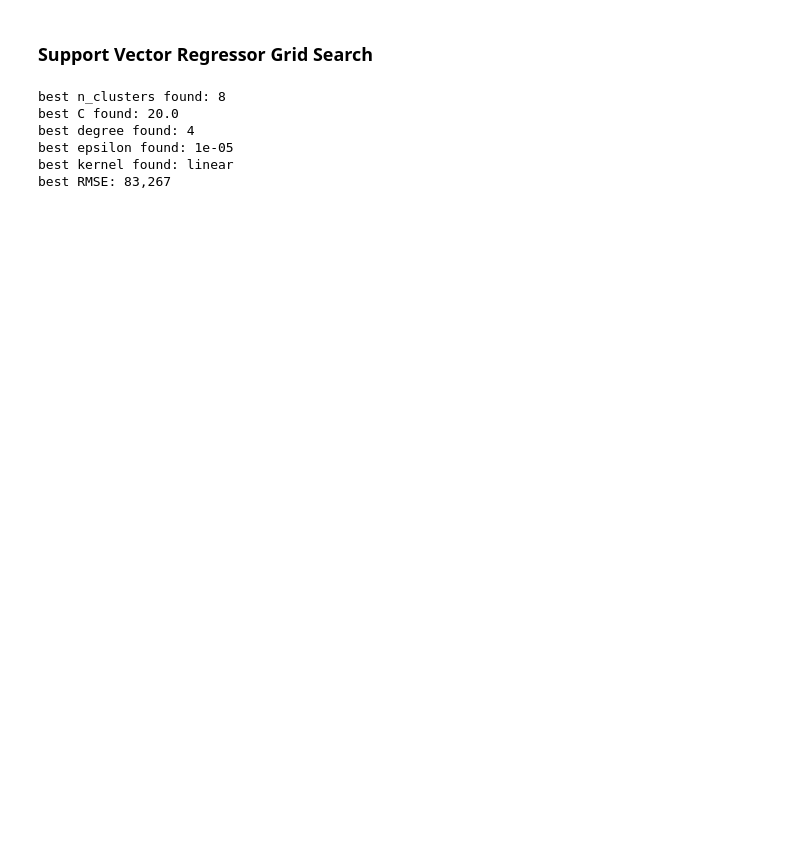
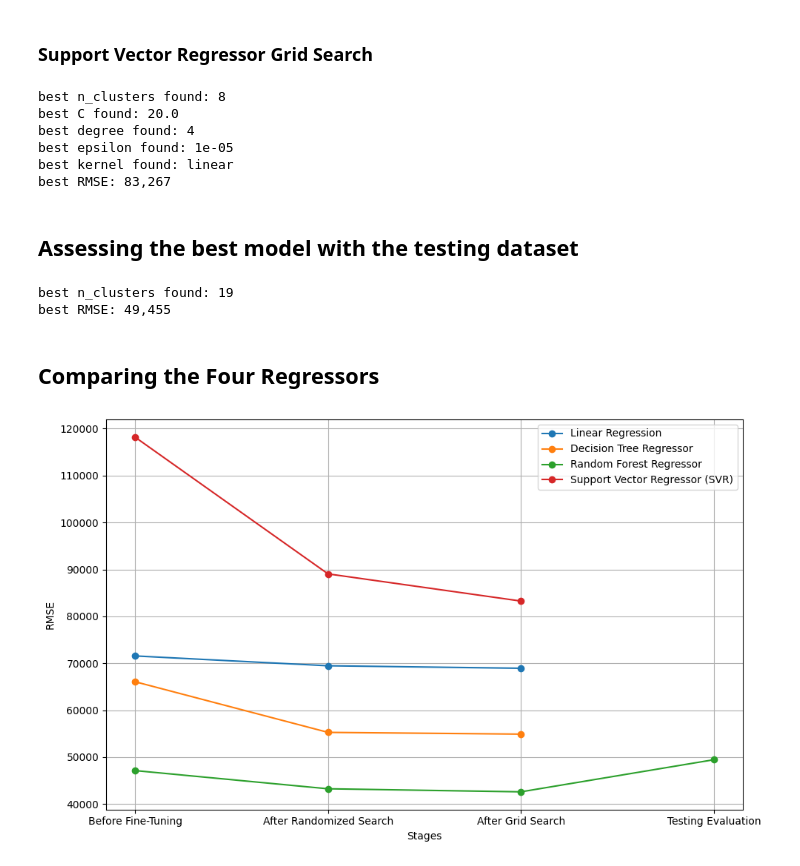
Before and after one commit to omisa69/IAI600Lab3, a Jupyter notebook: lab3.ipynb, the cells around one changed output. Cells and saved outputs as stored; diff of their text form; code cells hidden in the pictures; blank space fills up the shorter version.

```diff
--- a/lab3.ipynb
+++ b/lab3.ipynb
@@ -727,3 +618,77 @@ best degree found: 4
 best epsilon found: 1e-05
 best kernel found: linear
 best RMSE: 83,267
+# %% [markdown]
+## Assessing the best model with the testing dataset
+# %%
+forest_pipeline = Pipeline([
+    ("preprocessing", preprocessing),  # Step for preprocessing
+    ("random_forest", RandomForestRegressor(max_depth=24,
+        max_features=9,
+        min_samples_leaf=2,
+        min_samples_split=4,
+        random_state=42
+        ))  # Random Forest Regressor with fixed random state for reproducibility
+])
+
+# I use grid search again because I have to set the n_cluster hyperparameter to 19
+forest_param_grid = [
+    {
+        "preprocessing__geo__cluster_simil_transformer__n_clusters": [19],
+    }
+]
+
+# Initialize GridSearchCV to perform grid search over the specified parameters
+forest_grid_search = GridSearchCV(
+    forest_pipeline,
+    forest_param_grid,
+    refit=True,
+    scoring="neg_root_mean_squared_error",  # cross-validation is being applied to evaluate the model's performance
+                                            # using the negative root mean squared error (RMSE) as the scoring metric
+    cv=5,  # Number of cross-validation folds
+    error_score="raise"  # Raise an error if fitting fails for a given parameter combination
+)
+
+forest_grid_search.fit(X_test, y_test)
+show_result(forest_grid_search)
+# %% [output]
+best n_clusters found: 19
+best RMSE: 49,455
+# %% [markdown]
+## Comparing the Four Regressors
+# %%
+data = {
+    "Linear Regression": [71570, 69477, 68944],
+    "Decision Tree Regressor": [66074, 55285, 54910],
+    "Random Forest Regressor": [47140, 43261, 42613, 49455],
+    "Support Vector Regressor (SVR)": [118192, 89057, 83267],
+}
+
+# Stages
+stages = ['Before Fine-Tuning', 'After Randomized Search', 'After Grid Search']
+
+# Plotting
+plt.figure(figsize=(10, 6))
+
+# Iterate through the data and plot each series
+for regressor, rmse_values in data.items():
+    # Adjust the x-values to account for the varying number of RMSE values for Random Forest Regressor
+    if regressor == "Random Forest Regressor":
+        x_values = list(range(len(rmse_values)))
+        plt.plot(x_values, rmse_values, marker='o', label=regressor)
+        # Add labels for the x-values
+        plt.xticks(x_values, stages + ['Testing Evaluation'])
+    else:
+        plt.plot(range(len(rmse_values)), rmse_values, marker='o', label=regressor)
+
+# Labels and title
+plt.xlabel('Stages')
+plt.ylabel('RMSE')
+plt.legend()
+plt.grid(True)
+
+# Show plot
+plt.tight_layout()
+plt.show()
+# %% [output]
+[figure, added]
```
Also changed, not shown: parts of 7 cells of this notebook, 4 other files.
